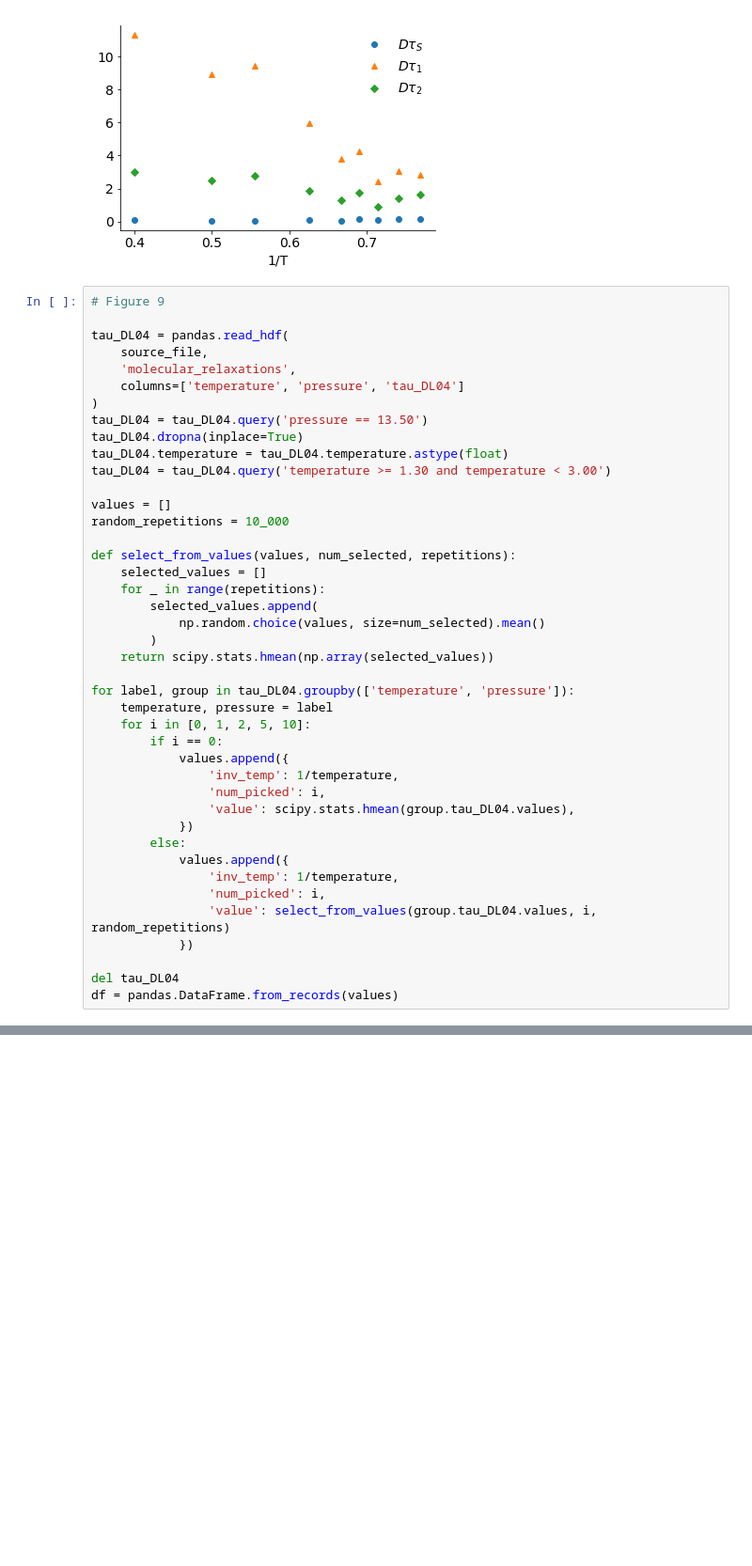
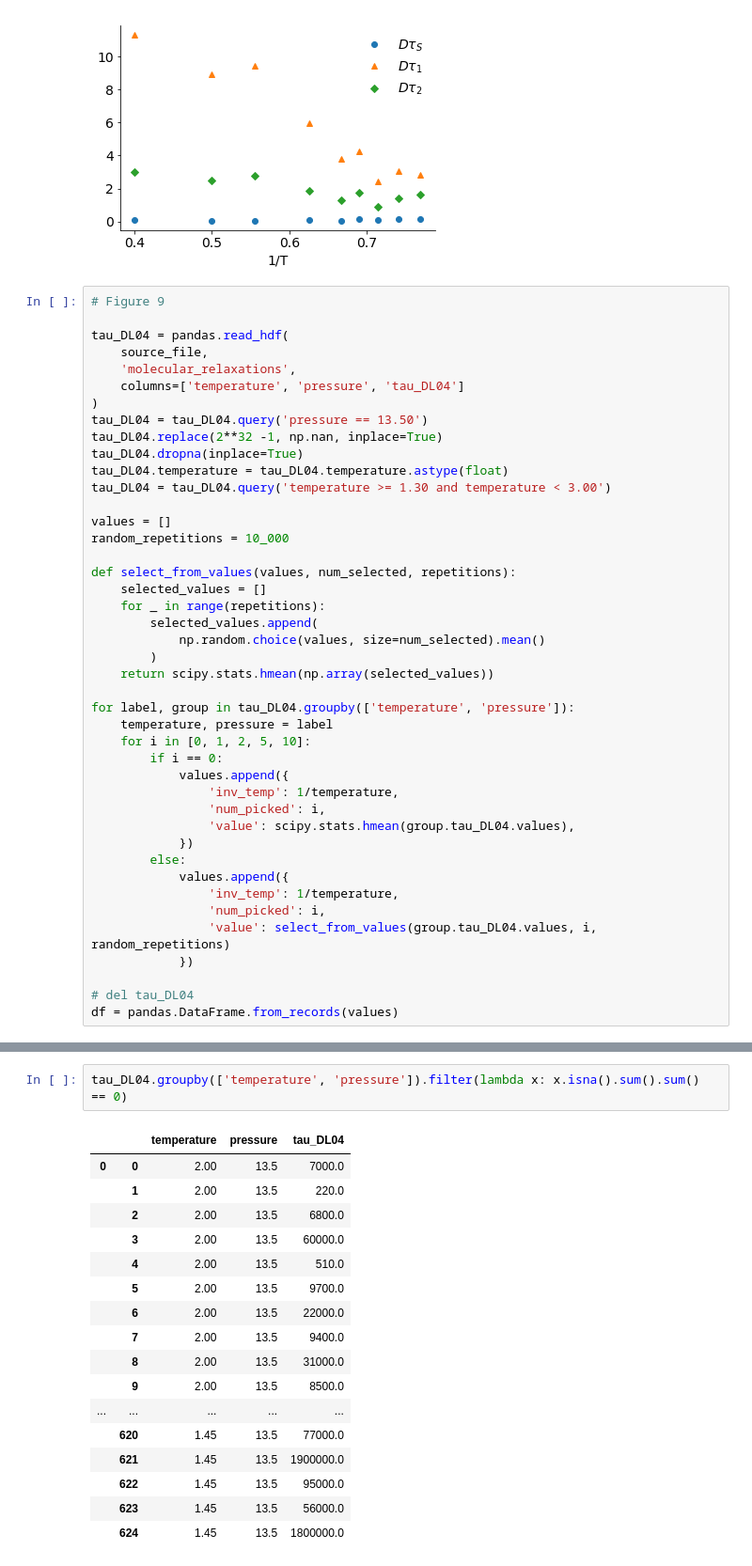
Before and after one commit to malramsay64/Dynamics, a Jupyter notebook: notebooks/20_Publication_Figures.ipynb, the cells around one changed output, grey strips where cells are left out. Shown: that part at 94% size. Cells and saved outputs as stored; diff of their text form; blank space fills up the shorter version.

```diff
--- a/notebooks/03_Publication_Figures.ipynb
+++ b/notebooks/20_Publication_Figures.ipynb
@@ -428,6 +428,7 @@ tau_DL04 = pandas.read_hdf(
     columns=['temperature', 'pressure', 'tau_DL04']
 )
 tau_DL04 = tau_DL04.query('pressure == 13.50')
+tau_DL04.replace(2**32 -1, np.nan, inplace=True)
 tau_DL04.dropna(inplace=True)
 tau_DL04.temperature = tau_DL04.temperature.astype(float)
 tau_DL04 = tau_DL04.query('temperature >= 1.30 and temperature < 3.00')
@@ -459,5 +460,5 @@ for label, group in tau_DL04.groupby(['temperature', 'pressure']):
                 'value': select_from_values(group.tau_DL04.values, i, random_repetitions)
             })
 
-del tau_DL04
+# del tau_DL04
 df = pandas.DataFrame.from_records(values)
@@ -463,0 +472,20 @@ df = pandas.DataFrame.from_records(values)
+# %%
+tau_DL04.groupby(['temperature', 'pressure']).filter(lambda x: x.isna().sum().sum() == 0)
+# %% [output]
+|  |  | temperature | pressure | tau_DL04 |
+| 0 | 0 | 2.00 | 13.5 | 7000.0 |
+|  | 1 | 2.00 | 13.5 | 220.0 |
+|  | 2 | 2.00 | 13.5 | 6800.0 |
+|  | 3 | 2.00 | 13.5 | 60000.0 |
+|  | 4 | 2.00 | 13.5 | 510.0 |
+|  | 5 | 2.00 | 13.5 | 9700.0 |
+|  | 6 | 2.00 | 13.5 | 22000.0 |
+|  | 7 | 2.00 | 13.5 | 9400.0 |
+|  | 8 | 2.00 | 13.5 | 31000.0 |
+|  | 9 | 2.00 | 13.5 | 8500.0 |
+| ... | ... | ... | ... | ... |
+|  | 620 | 1.45 | 13.5 | 77000.0 |
+|  | 621 | 1.45 | 13.5 | 1900000.0 |
+|  | 622 | 1.45 | 13.5 | 95000.0 |
+|  | 623 | 1.45 | 13.5 | 56000.0 |
+|  | 624 | 1.45 | 13.5 | 1800000.0 |
```
Also changed, not shown: parts of 7 cells of this notebook, 1 other file.
